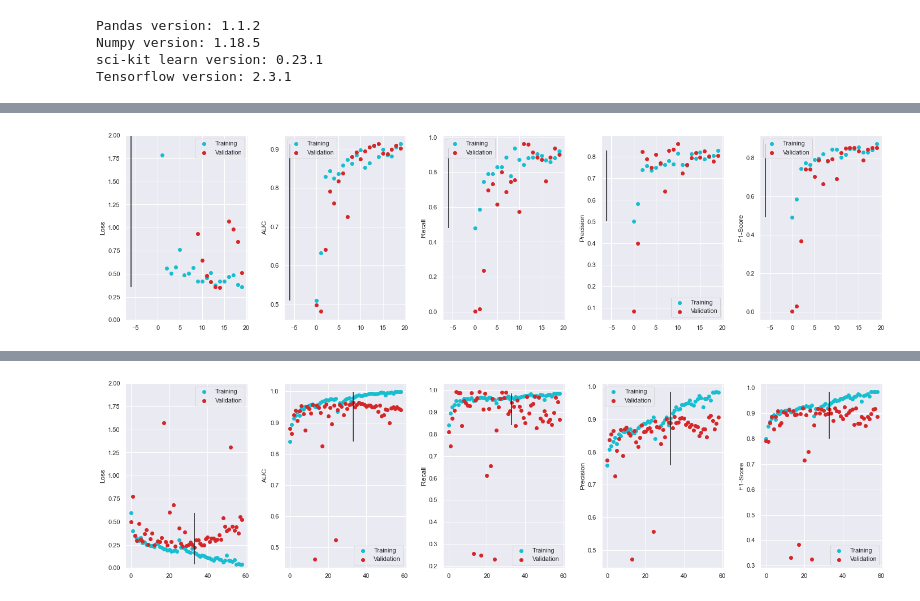
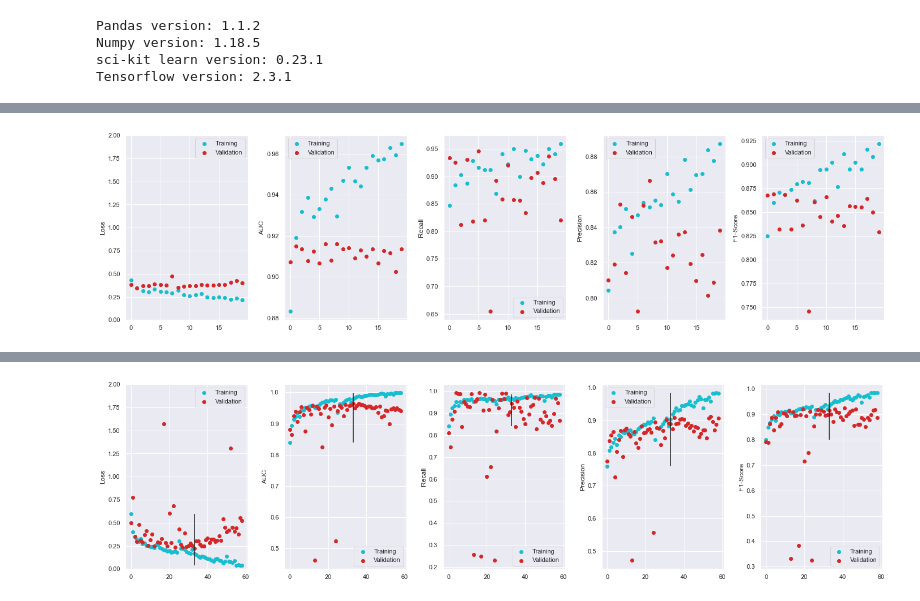
Before and after one commit to mariaauslander/capstone_fall20_irrigation, a Jupyter notebook: BigEarthData/epoch_metrics.ipynb, the cells around one changed output, grey strips where cells are left out. Saved outputs shown, nothing was run; the diff lists cells and outputs as text; code cells hidden in the pictures.

```diff
--- a/BigEarthData/epoch_metrics.ipynb
+++ b/BigEarthData/epoch_metrics.ipynb
@@ -107,4 +162,4 @@ plot_metrics(df)
 # %%
-plot_metrics(pd.read_pickle(os.path.join(model_path, 'ResNet101V2_bl_13percent.pkl')))
+plot_metrics(pd.read_pickle(os.path.join(model_path, 'twolayer_finetune_13percent_resnet101_1.pkl')))
 # %% [output]
-[figure, old version]
+[figure, new version]
```
Also changed, not shown: parts of 28 cells of this notebook, 5 other files.
